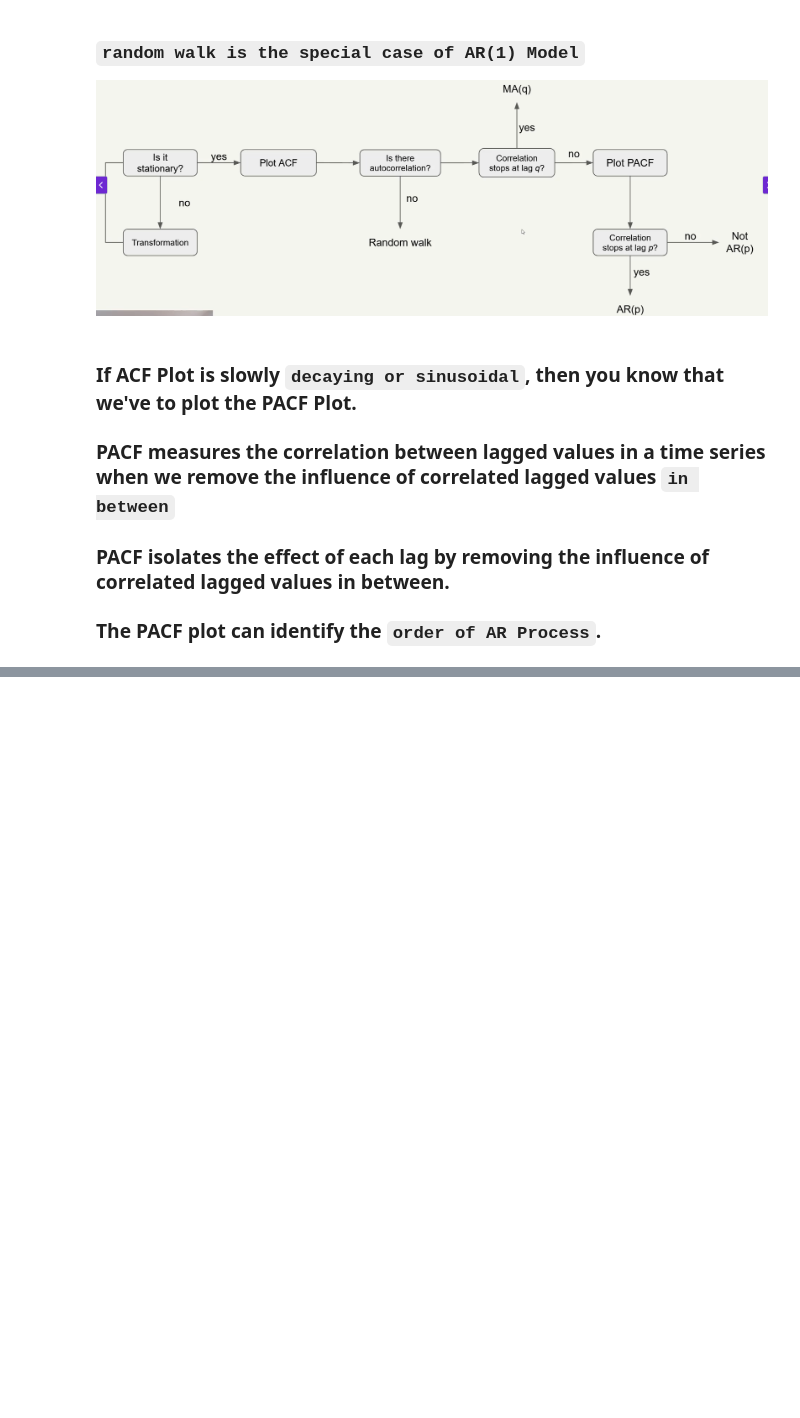
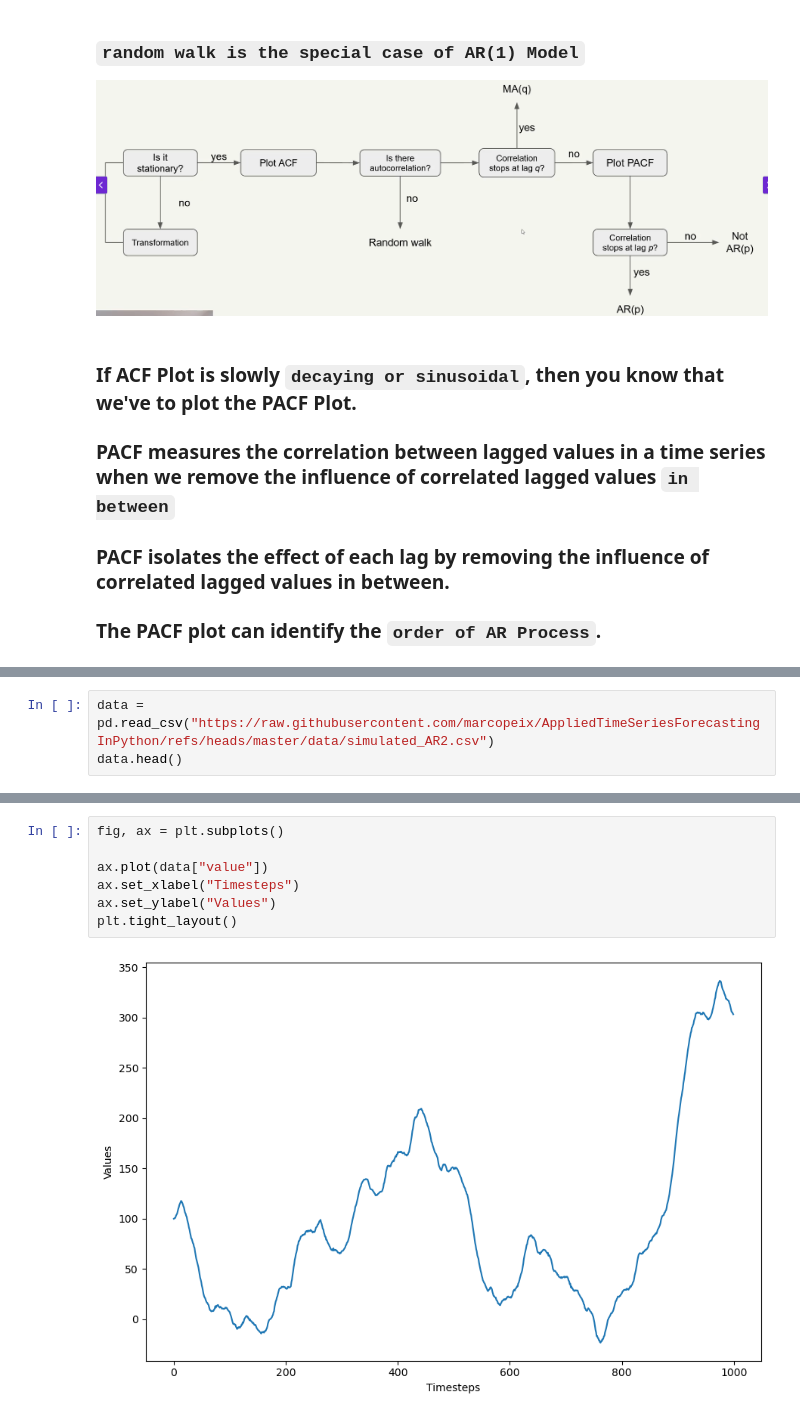
Before and after one commit to tharani001/TimeSeriesForecasting, a Jupyter notebook: ARIMA-forecasting/AR-Process.ipynb, the cells around one changed output, grey strips where cells are left out. Cells and saved outputs as stored; diff of their text form; blank space fills up the shorter version.

```diff
--- a/ARIMA-forecasting/AR-Process.ipynb
+++ b/ARIMA-forecasting/AR-Process.ipynb
@@ -21,0 +99,3 @@
+# %%
+data = pd.read_csv("https://raw.githubusercontent.com/marcopeix/AppliedTimeSeriesForecastingInPython/refs/heads/master/data/simulated_AR2.csv")
+data.head()
@@ -21,0 +109,9 @@
+# %%
+fig, ax = plt.subplots()
+
+ax.plot(data["value"])
+ax.set_xlabel("Timesteps")
+ax.set_ylabel("Values")
+plt.tight_layout()
+# %% [output]
+[figure, added]
```
Also changed, not shown: parts of 13 cells of this notebook.
